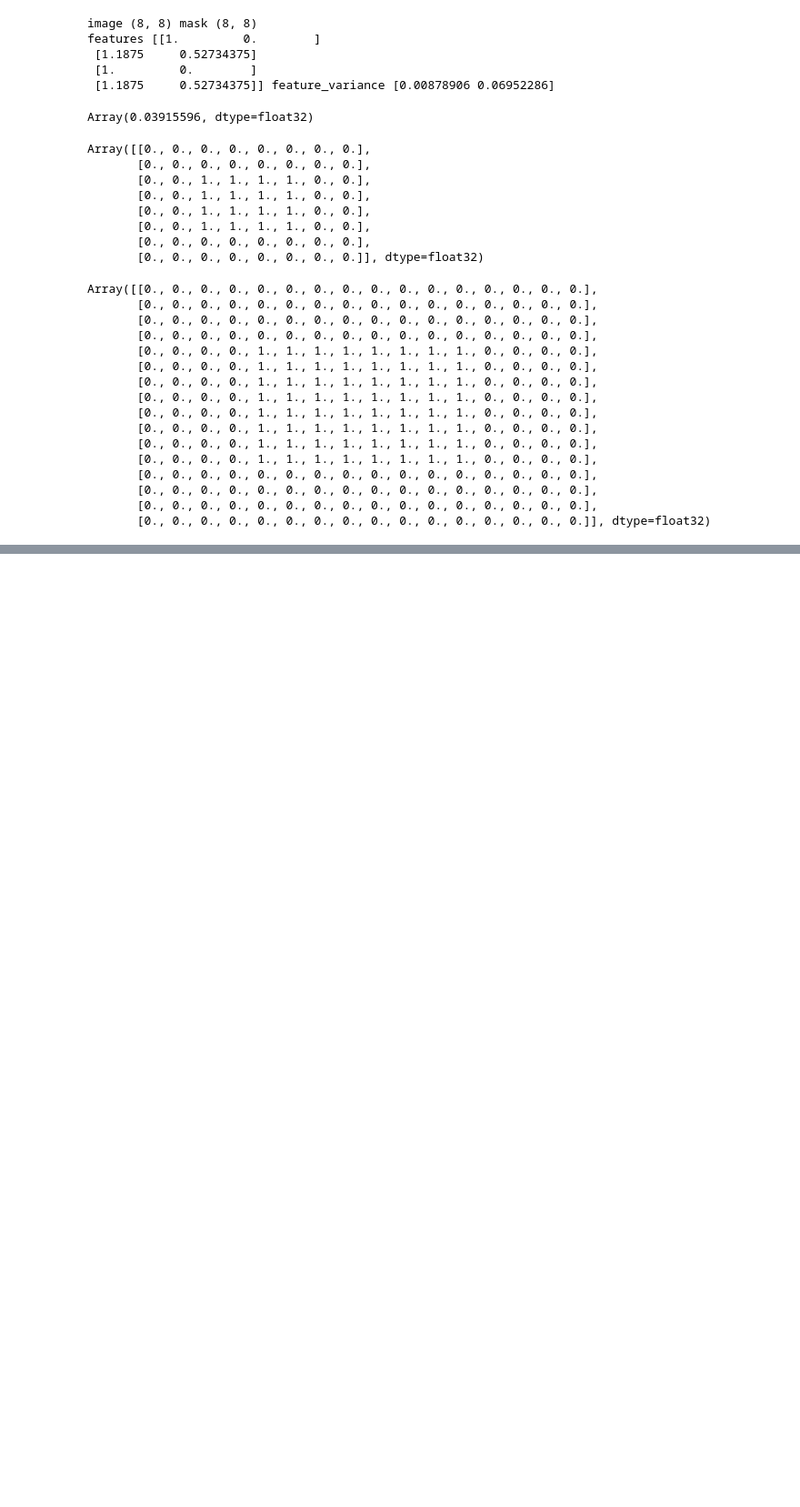
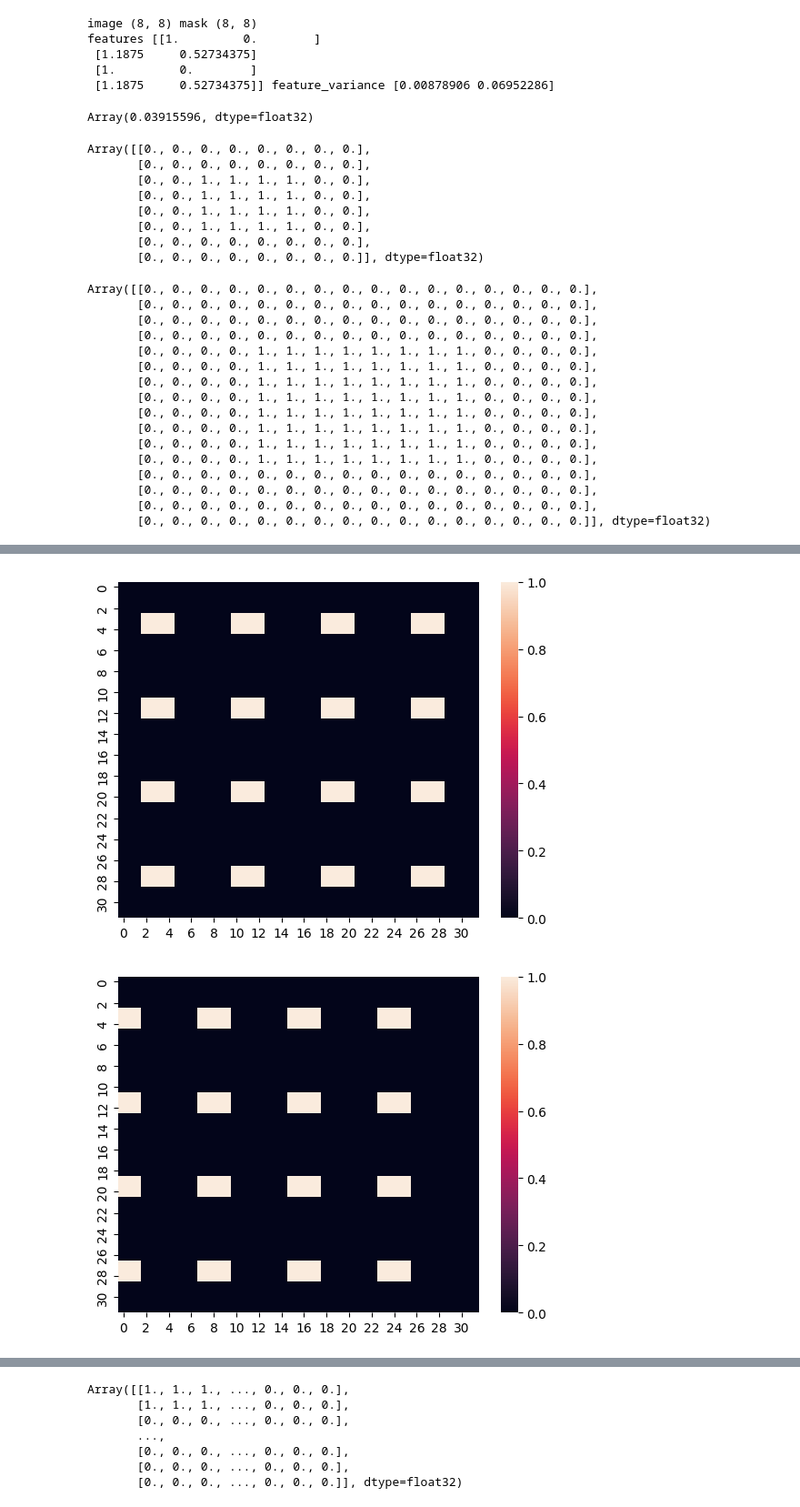
Before and after one commit to jakubMitura14/Jax_cuda_med, a Jupyter notebook: super_voxels/SIN/old/SIN_jax_2D/2d_debug.ipynb, the cells around one changed output, grey strips where cells are left out. Shown: that part at 91% size. Drawn from its saved outputs; the diff is of its cells as text; code cells hidden in the pictures; blank space fills up the shorter version.

```diff
--- a/super_voxels/SIN/old/SIN_jax_2D/2d_debug.ipynb
+++ b/super_voxels/SIN/old/SIN_jax_2D/2d_debug.ipynb
@@ -946,0 +1149,46 @@ base
+# %%
+import seaborn as sns
+import matplotlib.pylab as plt
+
+mask= jnp.zeros(shape_reshape_cfg.curr_image_shape)
+ttcfg=get_shape_reshape_constants(cfg,True,True,2,2)
+tfcfg=get_shape_reshape_constants(cfg,True,False,2,2)
+ftcfg=get_shape_reshape_constants(cfg,False,True,2,2)
+ffcfg=get_shape_reshape_constants(cfg,False,False,2,2)
+
+def set_non_overlapping_regions(area: jnp.ndarray, shape_reshape_cfg:ml_collections.config_dict.config_dict.ConfigDict):
+    """
+    sets non overlapping regions of each mask to 1
+    """
+    p_x=(shape_reshape_cfg.diameter_x-1)//2
+    p_y=(shape_reshape_cfg.diameter_y-1)//2
+    return area.at[p_x:-(p_x),p_y-1:-(p_y)].set(1)
+
+v_set_non_overlapping_regions=jax.vmap(set_non_overlapping_regions, in_axes=(0,None))
+
+def get_overlap_and_recreate(mask,shape_reshape_cfg):
+    a=divide_sv_grid(mask,shape_reshape_cfg)
+    a=v_set_non_overlapping_regions(a,shape_reshape_cfg)
+    return recreate_orig_shape(a,shape_reshape_cfg)
+tt= get_overlap_and_recreate(mask,ttcfg)
+tf= get_overlap_and_recreate(mask,tfcfg)
+ft= get_overlap_and_recreate(mask,ftcfg)
+ff= get_overlap_and_recreate(mask,ffcfg)
+sns.heatmap(tt)
+plt.show()
+sns.heatmap(tf)
+plt.show()
+sns.heatmap(ft)
+plt.show()
+sns.heatmap(ff)
+plt.show()
+summ=tt+tf+ft+ff
+sns.heatmap(summ)
+plt.show()
+
+
+summ
+# recreate_orig_shape(tt_mask,ttcfg).shape
+# %% [output]
+[figure, added]
+[figure, added]
@@ -946,0 +1198,7 @@ base
+Array([[1., 1., 1., ..., 0., 0., 0.],
+       [1., 1., 1., ..., 0., 0., 0.],
+       [0., 0., 0., ..., 0., 0., 0.],
+       ...,
+       [0., 0., 0., ..., 0., 0., 0.],
+       [0., 0., 0., ..., 0., 0., 0.],
+       [0., 0., 0., ..., 0., 0., 0.]], dtype=float32)
```
Also changed, not shown: parts of 5 cells of this notebook, 2 other files.
